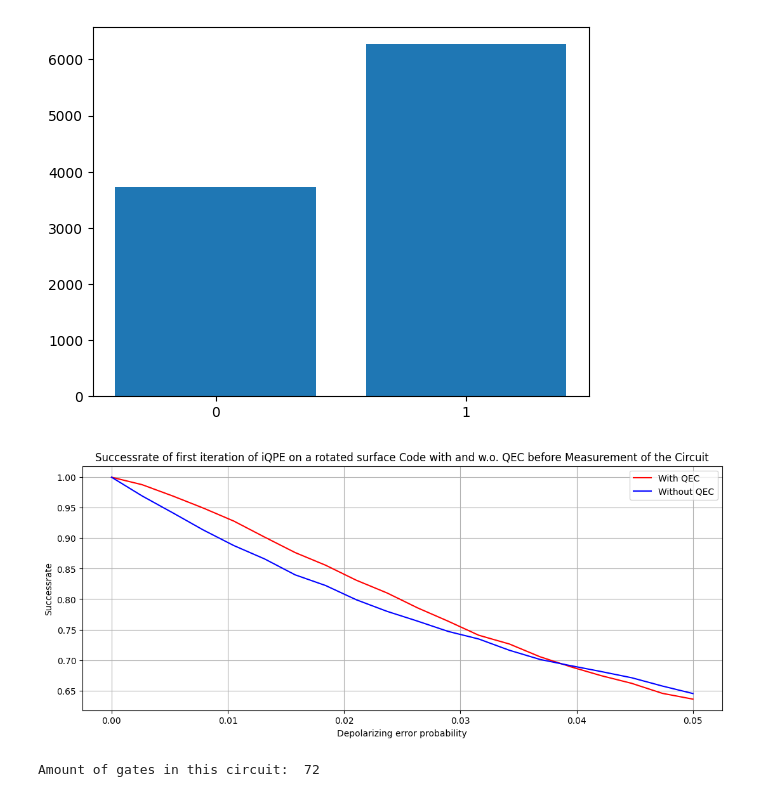
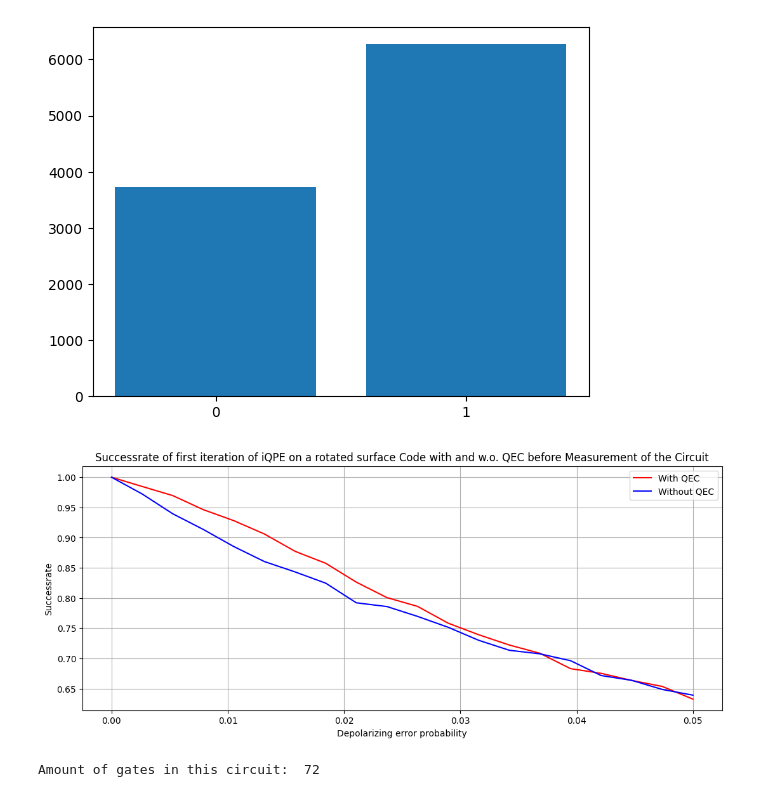
Before and after one commit to RicemanBoy/qc_researchproject, a Jupyter notebook: Rotated Surface Code/Eigener Surface Code.ipynb, the cells around one changed output. Drawn from its saved outputs; the diff is of its cells as text; code cells hidden in the pictures.

```diff
--- a/Rotated Surface Code/Eigener Surface Code.ipynb
+++ b/Rotated Surface Code/Eigener Surface Code.ipynb
@@ -1230,13 +1230,13 @@ Wir erwarten 1 _ _ _:  {'1111': 287, '0001': 361, '1010': 1039, '1100': 1066, '0
 x = np.linspace(0,0.050,20)
 y = []
 y_no_QEC = []
-shots = 50000
+shots = 10000
 for i in x:
     depolarizing_prob = i
     dep_error = depolarizing_error(depolarizing_prob, 1)
     dep_error_2q = depolarizing_error(depolarizing_prob, 2)
     noise_model = NoiseModel()
-    noise_model.add_all_qubit_quantum_error(dep_error, ['x', "z",'h',"s","t","tdg","sdg"])  # Apply to single-qubit gates
+    noise_model.add_all_qubit_quantum_error(dep_error, ['x', "z",'h'])  # Apply to single-qubit gates
     noise_model.add_all_qubit_quantum_error(dep_error_2q, ["cx"])  # Apply to 2-qubit gates
 
     qc = rot_surf_code(2)
@@ -1287,35 +1287,35 @@ for i in x:
     sim = AerSimulator()
     job = sim.run(qc, noise_model = noise_model, shots=shots)
     result = job.result()
     counts = result.get_counts()
 
     x_old = list(counts.keys())
     x_old = [j[0] for j in x_old]
     y_old = list(counts.values())
 
     success  =  0
     for j in range(len(x_old)):
         if x_old[j] == "1":
             success += y_old[j]
 
     Erfolgsrate = success/shots
     y_no_QEC.append(Erfolgsrate)
 
 data = np.array((x,y,y_no_QEC))
-np.savetxt("QEC_50k_shots.txt", data, delimiter=",")
+#np.savetxt("QEC_50k_shots.txt", data, delimiter=",")
 
 fig, ax = plt.subplots(figsize=(13,5))
 
 ax.plot(x,y,label = "With QEC", color="red")
 ax.plot(x,y_no_QEC, label = "Without QEC", color="blue")
 plt.title("Successrate of first iteration of iQPE on a rotated surface Code with and w.o. QEC before Measurement of the Circuit")
 plt.xlabel("Depolarizing error probability")
 plt.ylabel("Successrate")
 plt.grid()
 plt.legend()
 plt.show()
 # %% [output]
-[figure, old version]
+[figure, new version]
 # %%
 qc = rot_surf_code(2)
 ancilla = qc.num_qubits - 3
```
